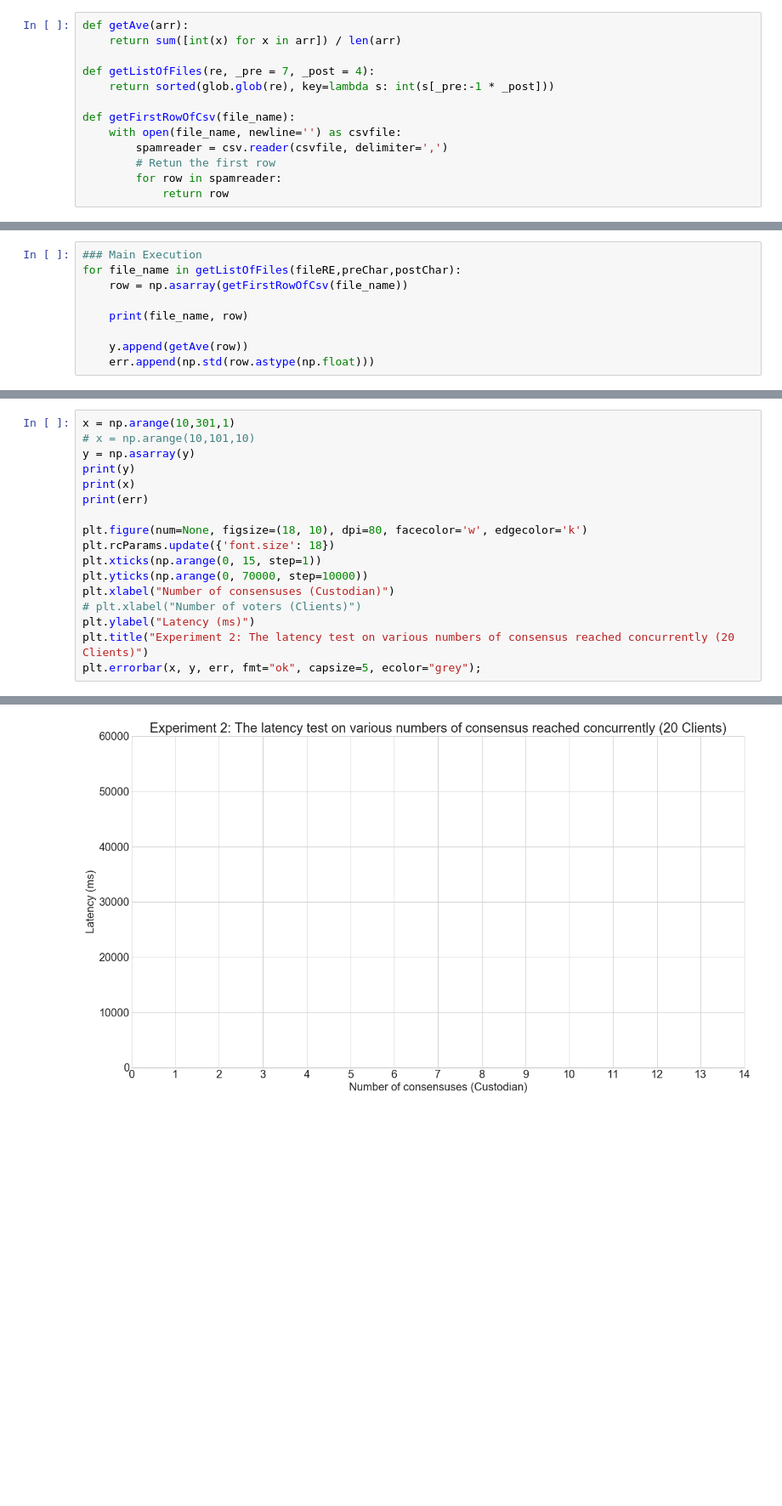
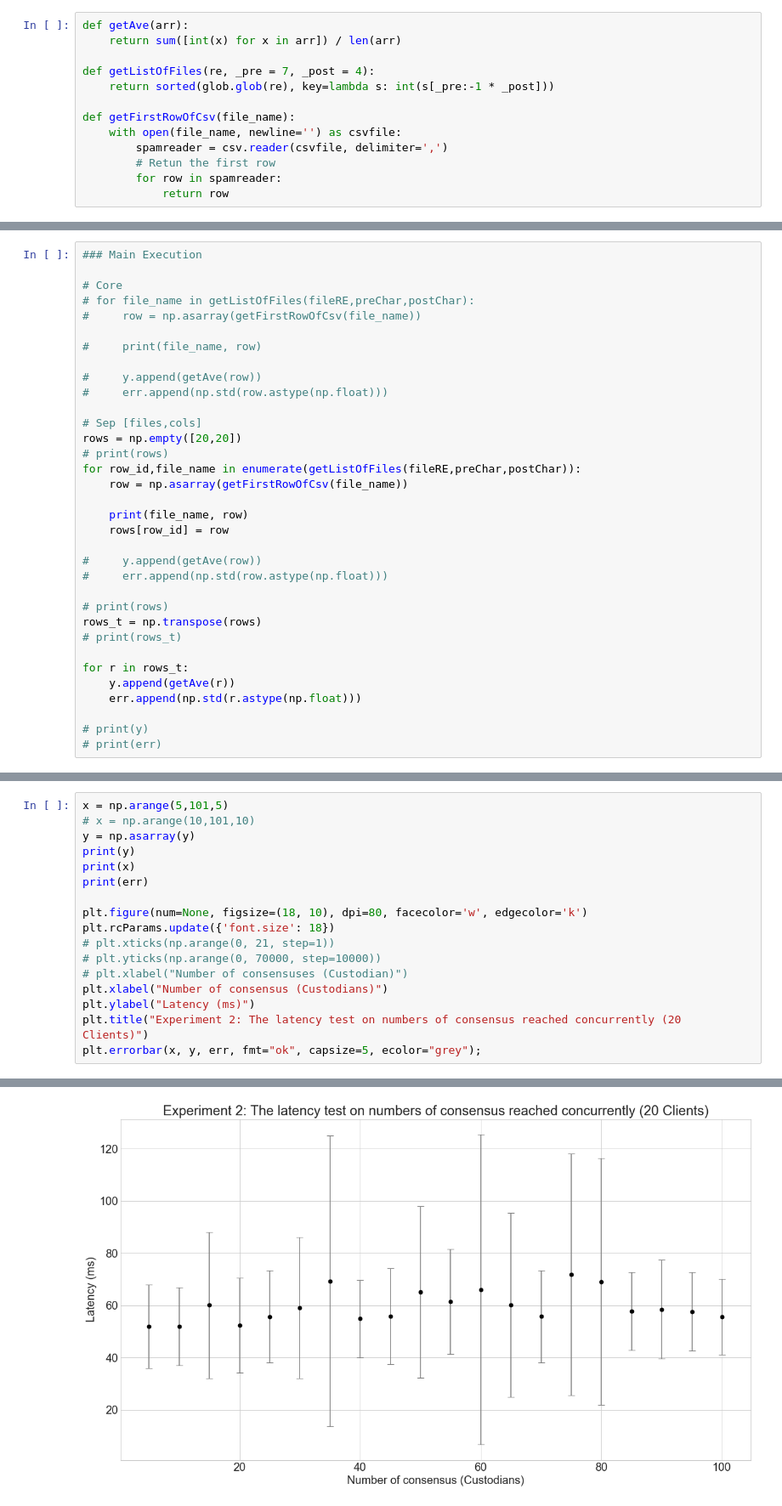
Before and after one commit to Turing-Space/Practical-Decentralized-Oracle, a Jupyter notebook: plotting/plotnew.ipynb, the cells around one changed output, grey strips where cells are left out. Shown at 85% size. Saved outputs shown, nothing was run; the diff lists cells and outputs as text; blank space fills up the shorter version.

Commit message:
update Custodian to latest

```diff
--- a/plotting/plotnew.ipynb
+++ b/plotting/plotnew.ipynb
@@ -28,11 +28,36 @@ preChar = 26 + 11 + 35
 postChar = 4
 # %%
 ### Main Execution
-for file_name in getListOfFiles(fileRE,preChar,postChar):
+
+# Core
+# for file_name in getListOfFiles(fileRE,preChar,postChar):
+#     row = np.asarray(getFirstRowOfCsv(file_name))
+
+#     print(file_name, row)
+
+#     y.append(getAve(row))
+#     err.append(np.std(row.astype(np.float)))
+
+# Sep [files,cols]
+rows = np.empty([20,20])
+# print(rows)
+for row_id,file_name in enumerate(getListOfFiles(fileRE,preChar,postChar)):
     row = np.asarray(getFirstRowOfCsv(file_name))
 
     print(file_name, row)
+    rows[row_id] = row
 
-    y.append(getAve(row))
-    err.append(np.std(row.astype(np.float)))
+#     y.append(getAve(row))
+#     err.append(np.std(row.astype(np.float)))
+
+# print(rows)
+rows_t = np.transpose(rows)
+# print(rows_t)
+
+for r in rows_t:
+    y.append(getAve(r))
+    err.append(np.std(r.astype(np.float)))
+
+# print(y)
+# print(err)
 # %% [output]
@@ -56,5 +81,5 @@ for file_name in getListOfFiles(fileRE,preChar,postChar):
 # %%
-x = np.arange(10,301,1)
+x = np.arange(5,101,5)
 # x = np.arange(10,101,10)
 y = np.asarray(y)
 print(y)
@@ -63,11 +88,11 @@ print(err)
 
 plt.figure(num=None, figsize=(18, 10), dpi=80, facecolor='w', edgecolor='k')
 plt.rcParams.update({'font.size': 18})
-plt.xticks(np.arange(0, 15, step=1))
-plt.yticks(np.arange(0, 70000, step=10000))
-plt.xlabel("Number of consensuses (Custodian)")
-# plt.xlabel("Number of voters (Clients)")
+# plt.xticks(np.arange(0, 21, step=1))
+# plt.yticks(np.arange(0, 70000, step=10000))
+# plt.xlabel("Number of consensuses (Custodian)")
+plt.xlabel("Number of consensus (Custodians)")
 plt.ylabel("Latency (ms)")
-plt.title("Experiment 2: The latency test on various numbers of consensus reached concurrently (20 Clients)")
+plt.title("Experiment 2: The latency test on numbers of consensus reached concurrently (20 Clients)")
 plt.errorbar(x, y, err, fmt="ok", capsize=5, ecolor="grey");
 # %% [output]
@@ -92 +104 @@ ValueError: shape mismatch: objects cannot be broadcast to a single shape
-[figure, old version]
+[figure, new version]
```
Also changed, not shown: parts of 3 cells of this notebook, 9 other files.
